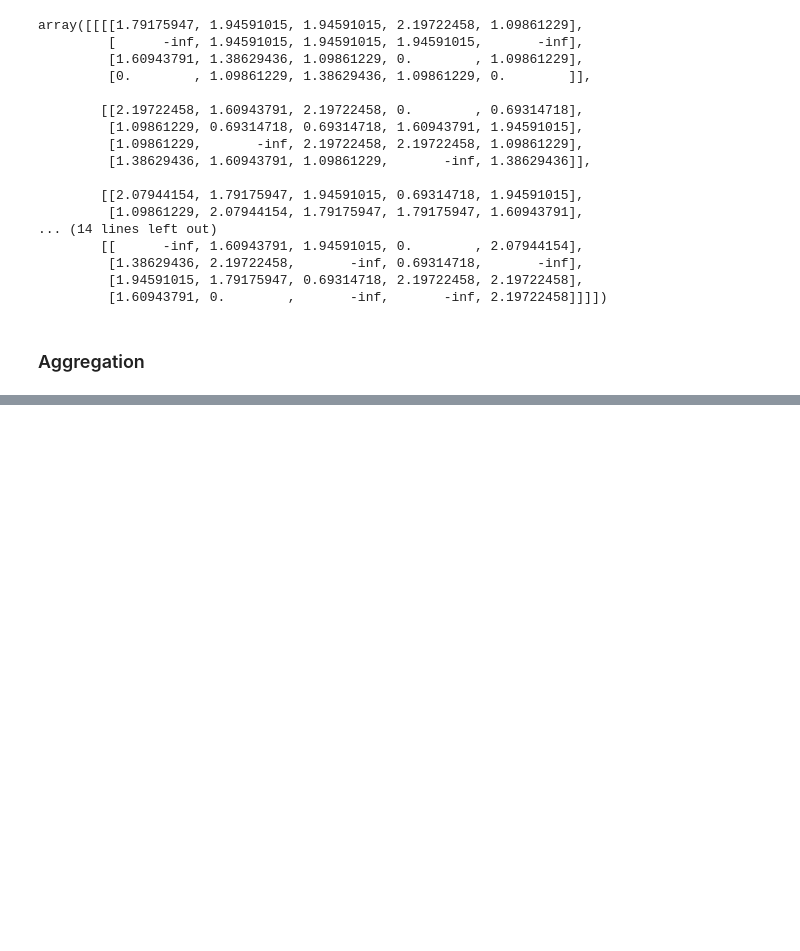
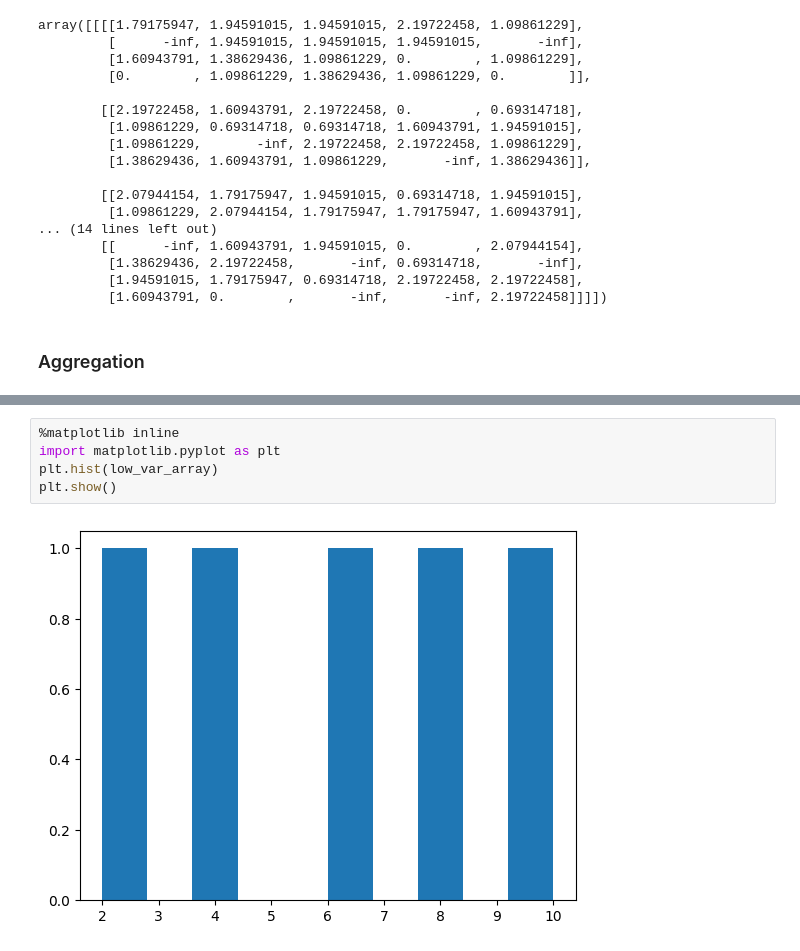
Before and after one commit to Shailsharma2604/code_sem4, a Jupyter notebook: practice/M.L/2.ipynb, the cells around one changed output, grey strips where cells are left out. Drawn from its saved outputs; the diff is of its cells as text; blank space fills up the shorter version.

```diff
--- a/practice/M.L/2.ipynb
+++ b/practice/M.L/2.ipynb
@@ -893,0 +1047,7 @@ array([[[[1.79175947, 1.94591015, 1.94591015, 2.19722458, 1.09861229],
+# %%
+%matplotlib inline
+import matplotlib.pyplot as plt
+plt.hist(low_var_array)
+plt.show()
+# %% [output]
+[figure, added]
```
Also changed, not shown: parts of 40 cells of this notebook.
